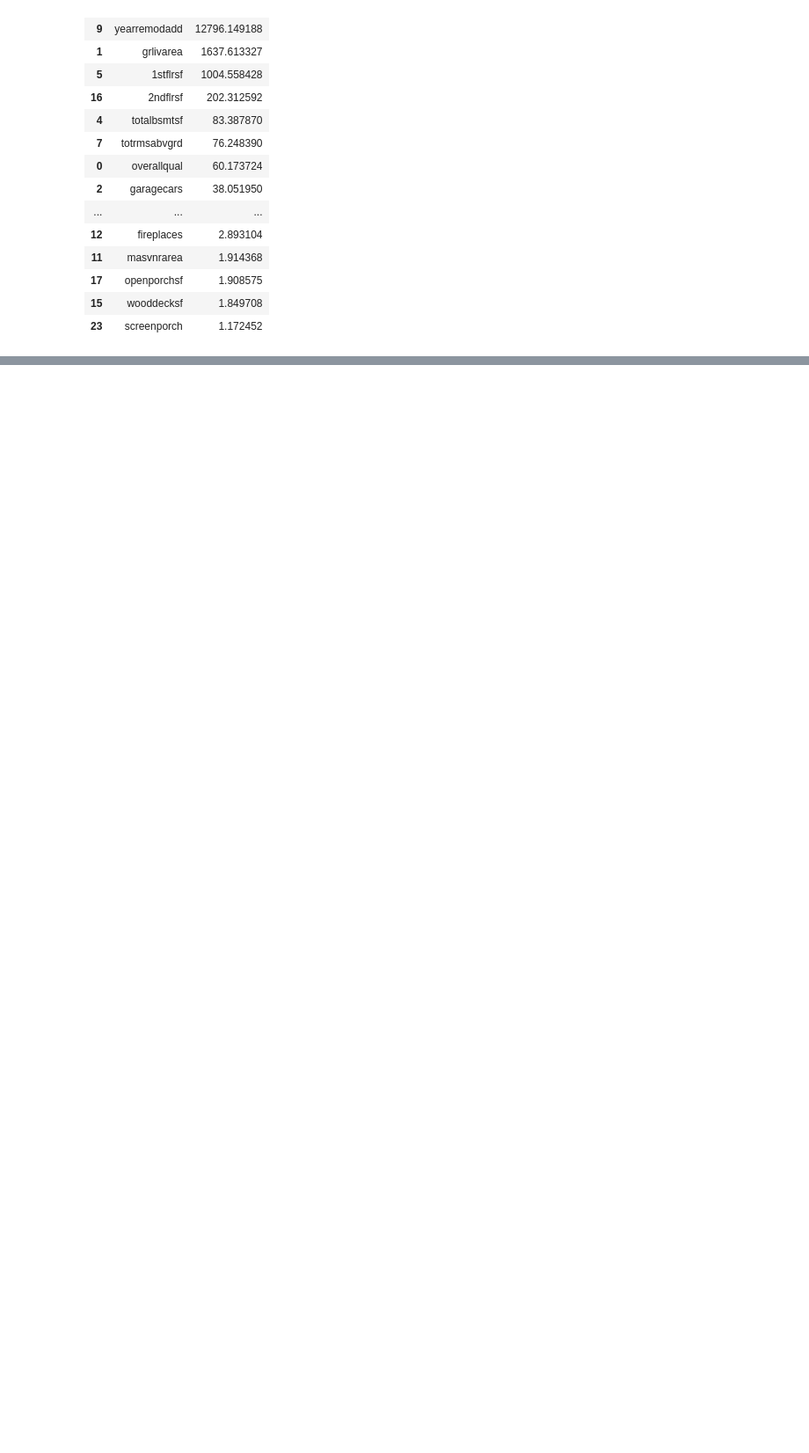
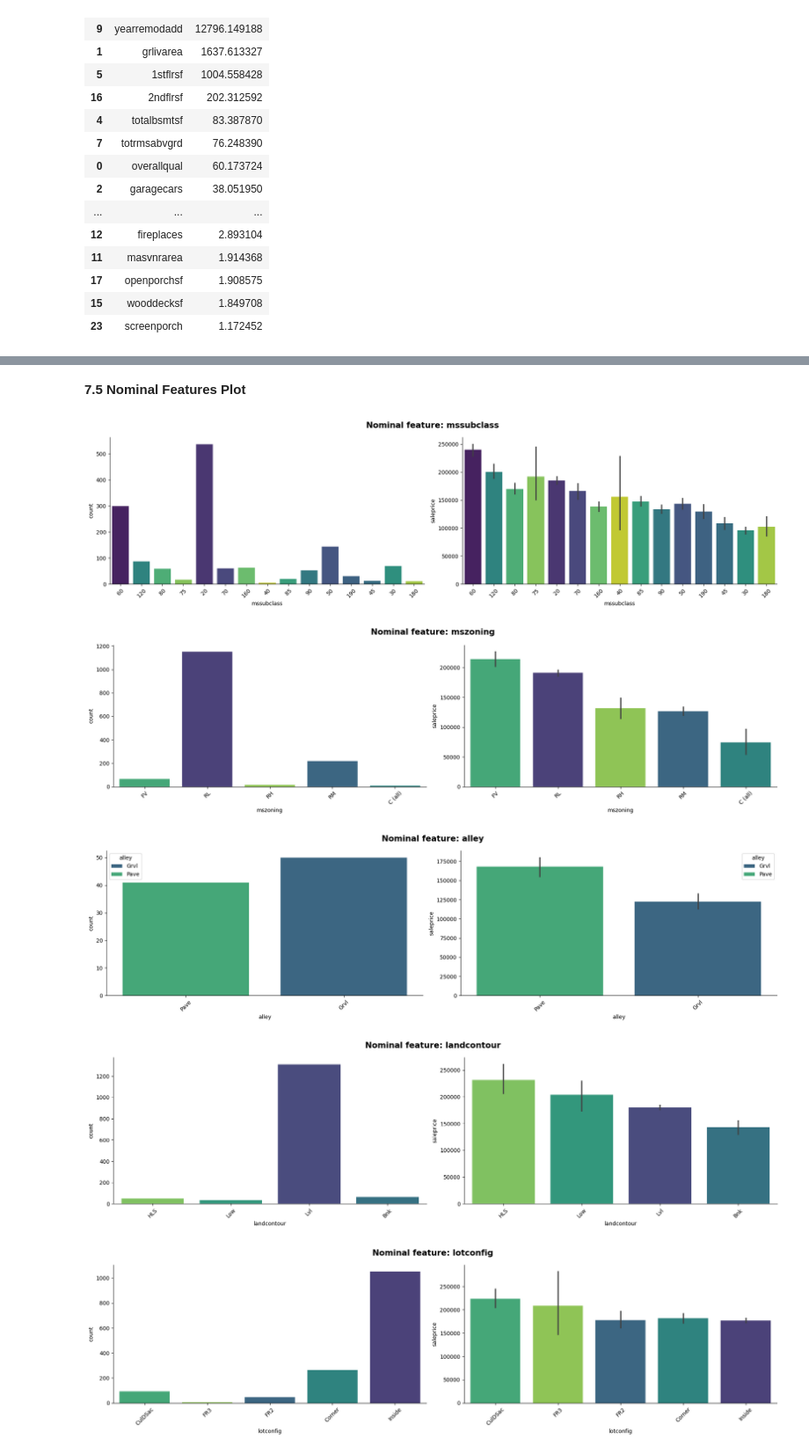
Before and after one commit to AsokTamang/houseprice_predictor, a Jupyter notebook: notebook/Untitled.ipynb, the cells around one changed output, grey strips where cells are left out. Shown at 88% size. Saved outputs shown, nothing was run; the diff lists cells and outputs as text; code cells hidden in the pictures; blank space fills up the shorter version.

Commit message:
Plot of the nominal features

```diff
--- a/notebook/Untitled.ipynb
+++ b/notebook/Untitled.ipynb
@@ -543,0 +546,23 @@ display(vif)
+# %%
+#having the order within them
+ordinal_cat = [
+    'lotshape','utilities','landslope',
+    'exterqual','extercond',
+    'bsmtqual','bsmtcond','bsmtexposure','bsmtfintype1','bsmtfintype2',
+    'heatingqc','kitchenqual',
+    'fireplacequ','functional',
+    'garagefinish','garagequal','garagecond',
+    'paveddrive','poolqc','fence','mosold'
+]
+
+#having no order within them
+one_hot_nominal = [
+    'mssubclass','mszoning','alley','landcontour','lotconfig',
+    'neighborhood','condition1','condition2','bldgtype','housestyle',
+    'roofstyle','roofmatl','exterior1st','exterior2nd','masvnrtype',
+    'foundation','heating','garagetype','miscfeature','saletype','salecondition'
+]
+binary_nominal = ['street','centralair']  #needs binary encoding
+nominal_cat    = one_hot_nominal + binary_nominal
+
+print(f'Ordinal: {len(ordinal_cat)}, One-hot nominal: {len(one_hot_nominal)}, Binary: {len(binary_nominal)}')
@@ -543,0 +571,29 @@ display(vif)
+# %% [markdown]
+**7.5 Nominal Features Plot**
+# %%
+def plot_nominal(df,features,target):
+    for feature in features:
+        order= df.groupby(feature)[target].median().sort_values(ascending=False).index  #only extracting the column through index,  but not the actual median values
+        fig,axes = plt.subplots(1,2,figsize=(18,5))
+        fig.suptitle(f'Nominal feature: {feature}',fontsize=15,fontweight='bold')
+        sns.countplot(x=df[feature],order=order,ax=axes[0],palette='viridis',hue=df_raw[feature])
+        axes[0].tick_params(axis='x',rotation = 45)
+        axes[0].set_xlabel(feature)
+
+        sns.barplot(x=df[feature],y=df[target],order = order, ax=axes[1],palette='viridis',hue=df_raw[feature])
+        axes[1].tick_params(axis='x',rotation = 45)
+        axes[1].set_xlabel(feature)
+        axes[1].set_ylabel(target)
+
+        for ax in axes:
+            sns.despine(ax=ax)
+
+        plt.tight_layout()
+        plt.show()
+plot_nominal(df_raw,nominal_cat,'saleprice')
+# %% [output]
+[figure, added]
+[figure, added]
+[figure, added]
+[figure, added]
+[figure, added]
```
Also changed, not shown: parts of 2 cells of this notebook.
